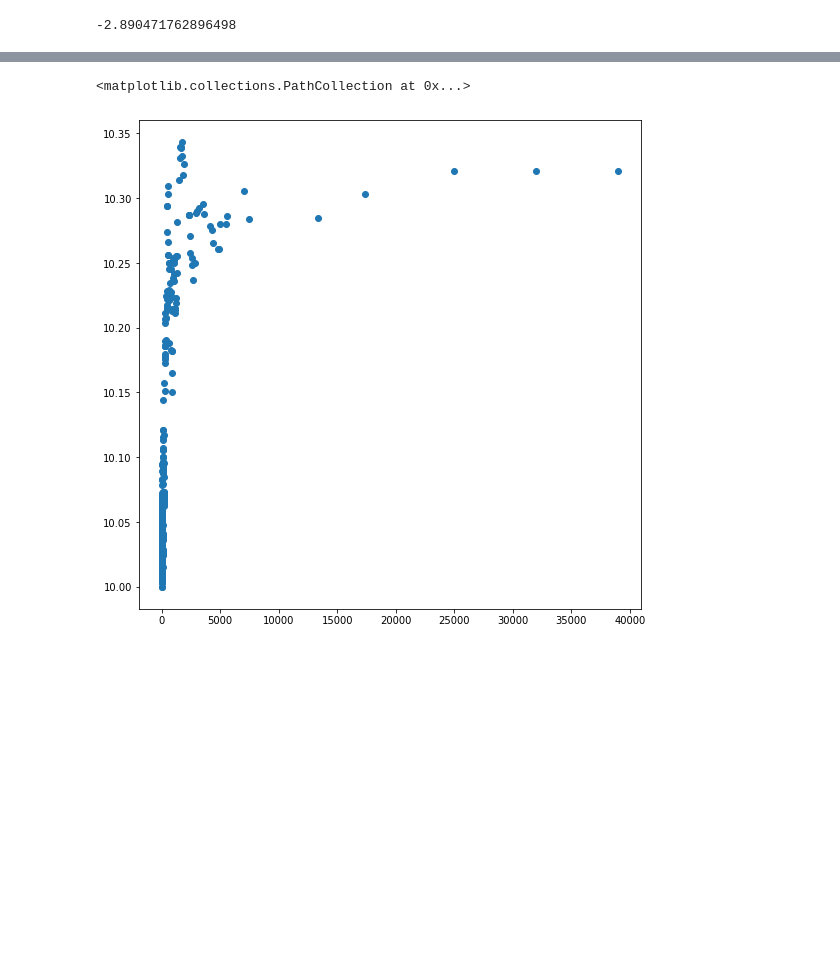
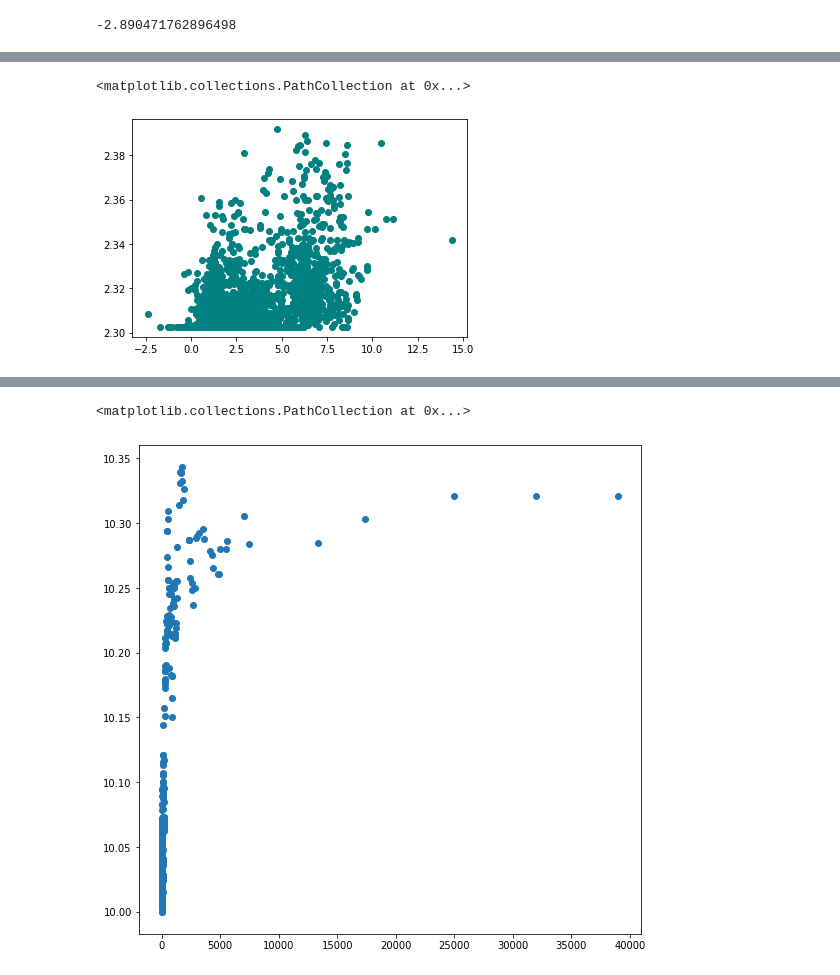
Before and after one commit to jbravo87/blog-projects, a Jupyter notebook: exoplanet_data_notebook.ipynb, the cells around one changed output, grey strips where cells are left out. Drawn from its saved outputs; the diff is of its cells as text; code cells hidden in the pictures; blank space fills up the shorter version.

```diff
--- a/exoplanet_data_notebook.ipynb
+++ b/exoplanet_data_notebook.ipynb
@@ -285,0 +288,5 @@ np.log(0.055550)
+# %%
+plt.scatter(X1_train, y1_train, c = "teal")
+# %% [output]
+<matplotlib.collections.PathCollection at 0x...>
+[figure, added]
```
Also changed, not shown: parts of 113 cells of this notebook.
